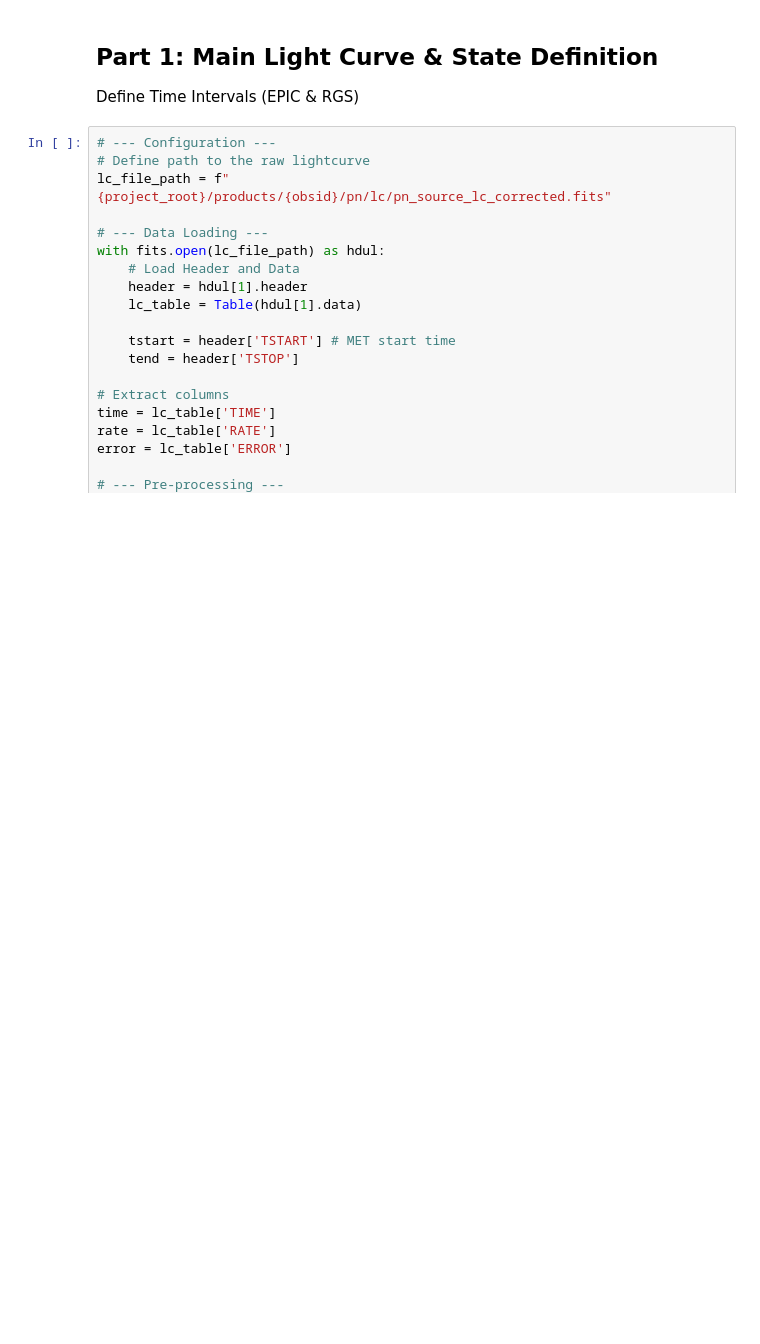
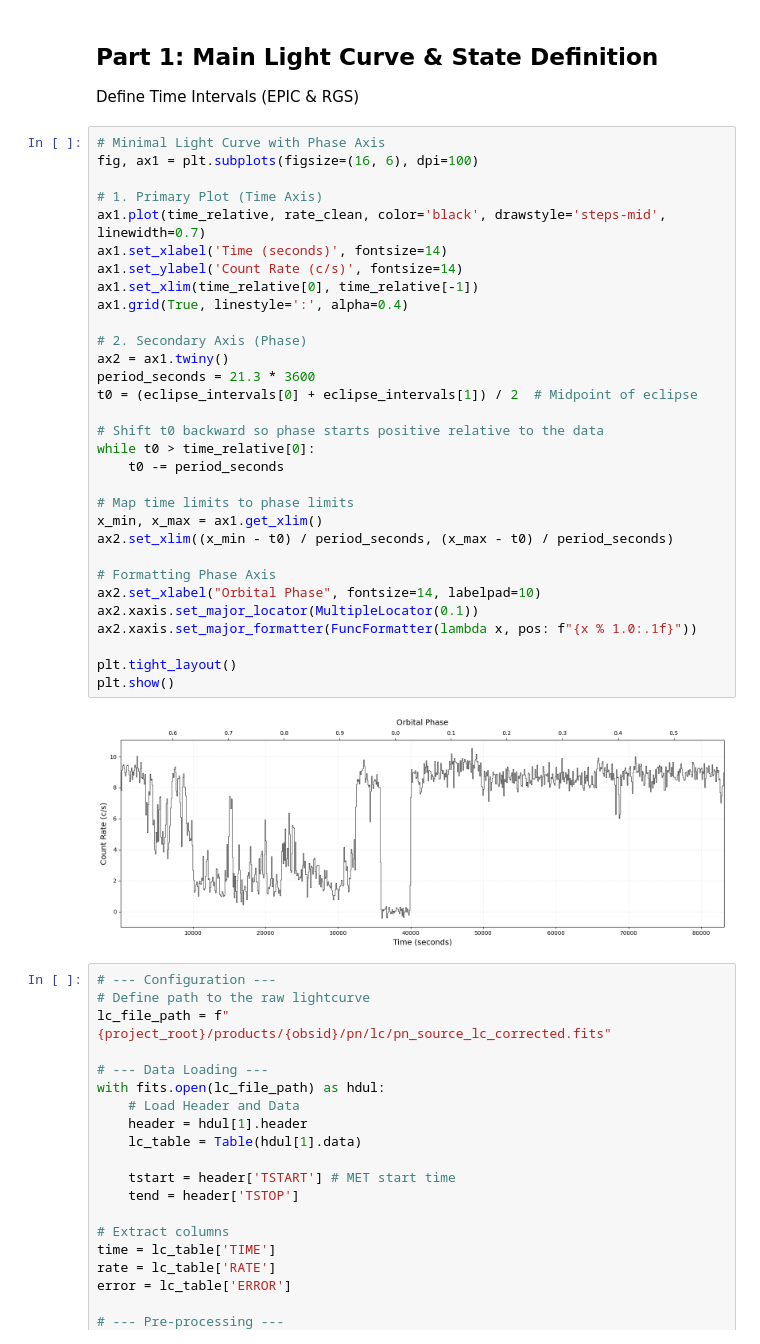
Before and after one commit to KSSolomons/Swift-j1858.6-0814, a Jupyter notebook: notebooks/(05_06_03b_04b)time_flux_extraction.ipynb, the cells around one changed output. Drawn from its saved outputs; the diff is of its cells as text; blank space fills up the shorter version.

```diff
--- a/notebooks/(05_06_03b_04b)time_flux_extraction.ipynb
+++ b/notebooks/(05_06_03b_04b)time_flux_extraction.ipynb
@@ -60,6 +60,39 @@ ObsID: /0865600201
 # %% [markdown]
 ## Part 1: Main Light Curve & State Definition
 Define Time Intervals (EPIC & RGS)
+# %%
+# Minimal Light Curve with Phase Axis
+fig, ax1 = plt.subplots(figsize=(16, 6), dpi=100)
+
+# 1. Primary Plot (Time Axis)
+ax1.plot(time_relative, rate_clean, color='black', drawstyle='steps-mid', linewidth=0.7)
+ax1.set_xlabel('Time (seconds)', fontsize=14)
+ax1.set_ylabel('Count Rate (c/s)', fontsize=14)
+ax1.set_xlim(time_relative[0], time_relative[-1])
+ax1.grid(True, linestyle=':', alpha=0.4)
+
+# 2. Secondary Axis (Phase)
+ax2 = ax1.twiny()
+period_seconds = 21.3 * 3600
+t0 = (eclipse_intervals[0] + eclipse_intervals[1]) / 2  # Midpoint of eclipse
+
+# Shift t0 backward so phase starts positive relative to the data
+while t0 > time_relative[0]:
+    t0 -= period_seconds
+
+# Map time limits to phase limits
+x_min, x_max = ax1.get_xlim()
+ax2.set_xlim((x_min - t0) / period_seconds, (x_max - t0) / period_seconds)
+
+# Formatting Phase Axis
+ax2.set_xlabel("Orbital Phase", fontsize=14, labelpad=10)
+ax2.xaxis.set_major_locator(MultipleLocator(0.1))
+ax2.xaxis.set_major_formatter(FuncFormatter(lambda x, pos: f"{x % 1.0:.1f}"))
+
+plt.tight_layout()
+plt.show()
+# %% [output]
+[figure, added]
 # %%
 # --- Configuration ---
 # Define path to the raw lightcurve
```
Also changed, not shown: parts of 4 cells of this notebook, 37 other files.
